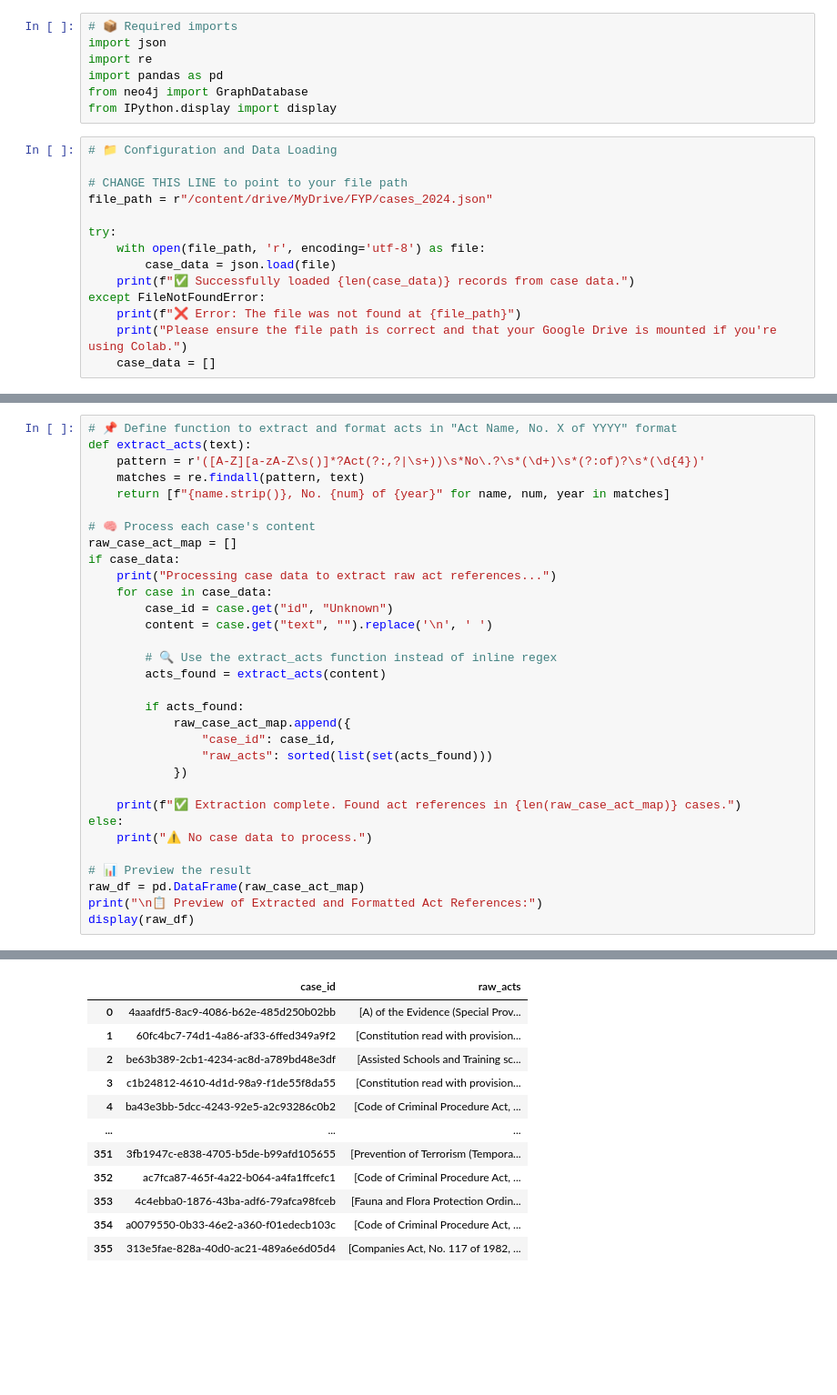
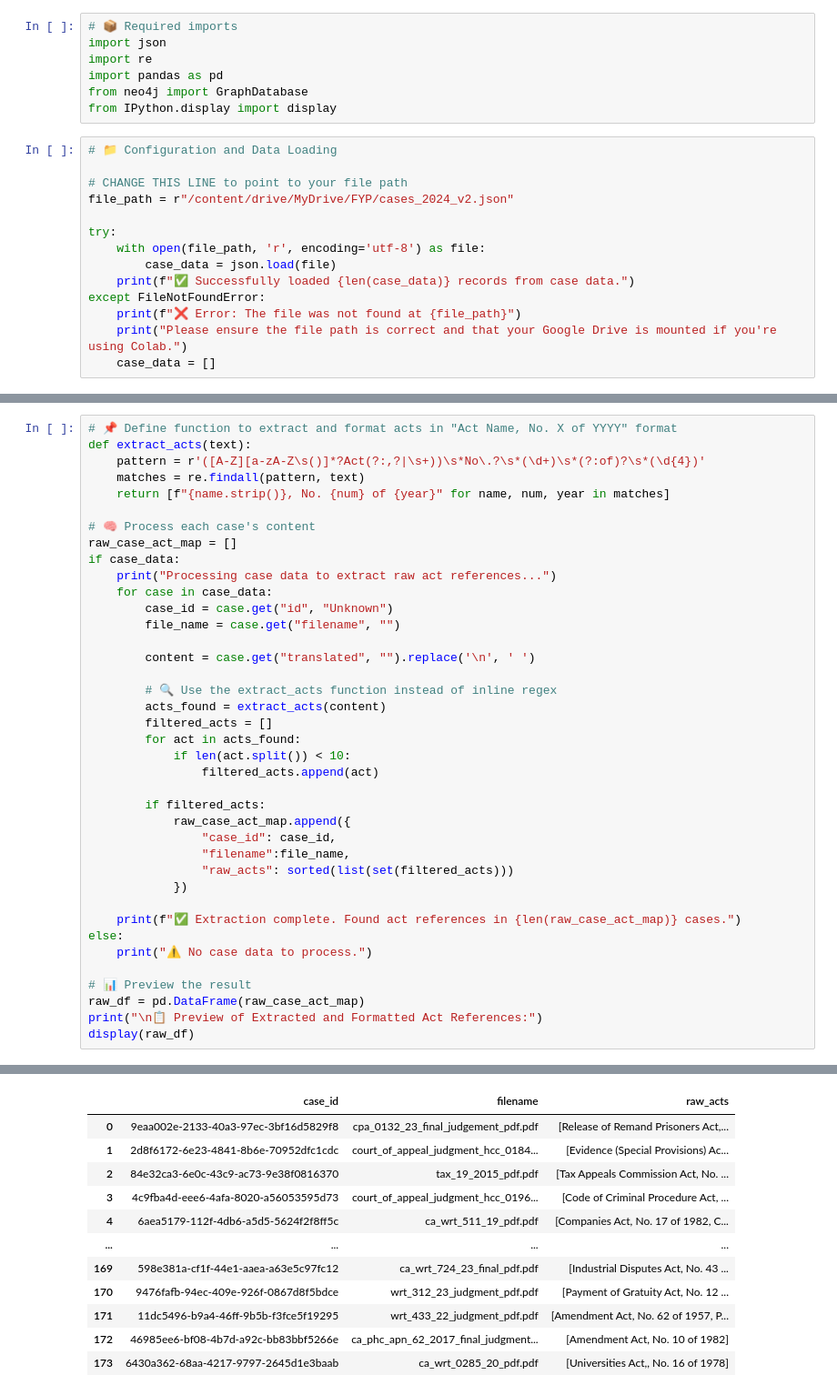
Before and after one commit to HackElite-FYP/Legal-Research-Platform-Core, a Jupyter notebook: cases, acts reference.ipynb, the cells around one changed output, grey strips where cells are left out. Shown: that part at 91% size. Saved outputs shown, nothing was run; the diff lists cells and outputs as text; blank space fills up the shorter version.

Commit message:
acts case reference

```diff
--- a/cases, acts reference.ipynb
+++ b/cases, acts reference.ipynb
@@ -23,7 +23,7 @@ from IPython.display import display
 # 📁 Configuration and Data Loading
 
 # CHANGE THIS LINE to point to your file path
-file_path = r"/content/drive/MyDrive/FYP/cases_2024.json"
+file_path = r"/content/drive/MyDrive/FYP/cases_2024_v2.json"
 
 try:
     with open(file_path, 'r', encoding='utf-8') as file:
@@ -48,15 +48,22 @@ if case_data:
     print("Processing case data to extract raw act references...")
     for case in case_data:
         case_id = case.get("id", "Unknown")
-        content = case.get("text", "").replace('\n', ' ')
+        file_name = case.get("filename", "")
+
+        content = case.get("translated", "").replace('\n', ' ')
 
         # 🔍 Use the extract_acts function instead of inline regex
         acts_found = extract_acts(content)
+        filtered_acts = []
+        for act in acts_found:
+            if len(act.split()) < 10:
+                filtered_acts.append(act)
 
-        if acts_found:
+        if filtered_acts:
             raw_case_act_map.append({
                 "case_id": case_id,
-                "raw_acts": sorted(list(set(acts_found)))
+                "filename":file_name,
+                "raw_acts": sorted(list(set(filtered_acts)))
             })
 
     print(f"✅ Extraction complete. Found act references in {len(raw_case_act_map)} cases.")
@@ -73,14 +80,14 @@ Processing case data to extract raw act references...
 
 📋 Preview of Extracted and Formatted Act References:
-|  | case_id | raw_acts |
-| 0 | 4aaafdf5-8ac9-4086-b62e-485d250b02bb | [A) of the Evidence (Special Prov... |
-| 1 | 60fc4bc7-74d1-4a86-af33-6ffed349a9f2 | [Constitution read with provision... |
-| 2 | be63b389-2cb1-4234-ac8d-a789bd48e3df | [Assisted Schools and Training sc... |
-| 3 | c1b24812-4610-4d1d-98a9-f1de55f8da55 | [Constitution read with provision... |
-| 4 | ba43e3bb-5dcc-4243-92e5-a2c93286c0b2 | [Code of Criminal Procedure Act, ... |
-| ... | ... | ... |
-| 351 | 3fb1947c-e838-4705-b5de-b99afd105655 | [Prevention of Terrorism (Tempora... |
-| 352 | ac7fca87-465f-4a22-b064-a4fa1ffcefc1 | [Code of Criminal Procedure Act, ... |
-| 353 | 4c4ebba0-1876-43ba-adf6-79afca98fceb | [Fauna and Flora Protection Ordin... |
-| 354 | a0079550-0b33-46e2-a360-f01edecb103c | [Code of Criminal Procedure Act, ... |
-| 355 | 313e5fae-828a-40d0-ac21-489a6e6d05d4 | [Companies Act, No. 117 of 1982, ... |
+|  | case_id | filename | raw_acts |
+| 0 | 9eaa002e-2133-40a3-97ec-3bf16d5829f8 | cpa_0132_23_final_judgement_pdf.pdf | [Release of Remand Prisoners Act,... |
+| 1 | 2d8f6172-6e23-4841-8b6e-70952dfc1cdc | court_of_appeal_judgment_hcc_0184... | [Evidence (Special Provisions) Ac... |
+| 2 | 84e32ca3-6e0c-43c9-ac73-9e38f0816370 | tax_19_2015_pdf.pdf | [Tax Appeals Commission Act, No. ... |
+| 3 | 4c9fba4d-eee6-4afa-8020-a56053595d73 | court_of_appeal_judgment_hcc_0196... | [Code of Criminal Procedure Act, ... |
+| 4 | 6aea5179-112f-4db6-a5d5-5624f2f8ff5c | ca_wrt_511_19_pdf.pdf | [Companies Act, No. 17 of 1982, C... |
+| ... | ... | ... | ... |
+| 169 | 598e381a-cf1f-44e1-aaea-a63e5c97fc12 | ca_wrt_724_23_final_pdf.pdf | [Industrial Disputes Act, No. 43 ... |
+| 170 | 9476fafb-94ec-409e-926f-0867d8f5bdce | wrt_312_23_judgment_pdf.pdf | [Payment of Gratuity Act, No. 12 ... |
+| 171 | 11dc5496-b9a4-46ff-9b5b-f3fce5f19295 | wrt_433_22_judgment_pdf.pdf | [Amendment Act, No. 62 of 1957, P... |
+| 172 | 46985ee6-bf08-4b7d-a92c-bb83bbf5266e | ca_phc_apn_62_2017_final_judgment... | [Amendment Act, No. 10 of 1982] |
+| 173 | 6430a362-68aa-4217-9797-2645d1e3baab | ca_wrt_0285_20_pdf.pdf | [Universities Act,, No. 16 of 1978] |
```
Also changed, not shown: parts of 6 cells of this notebook.
